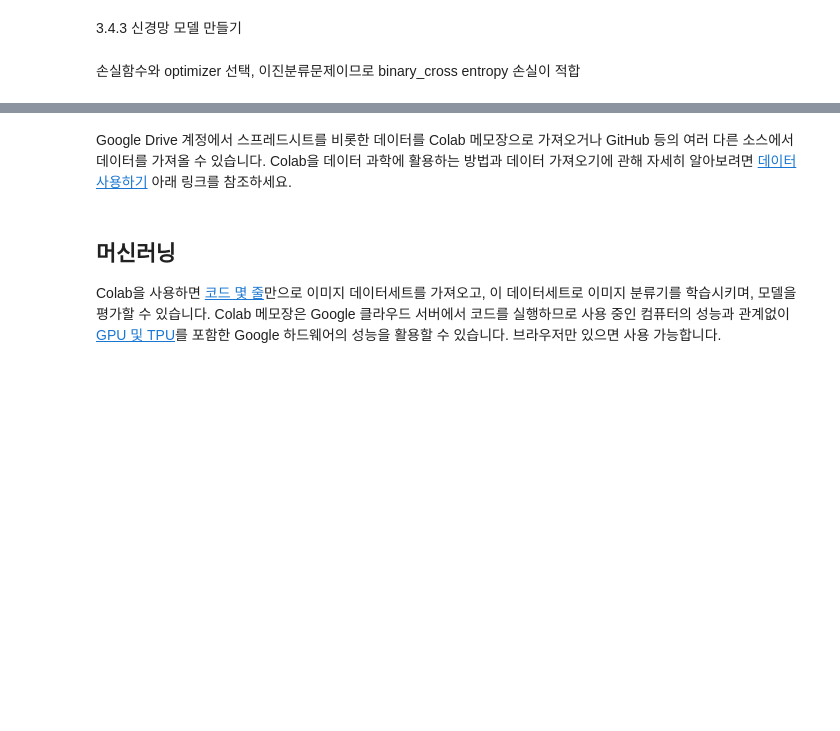
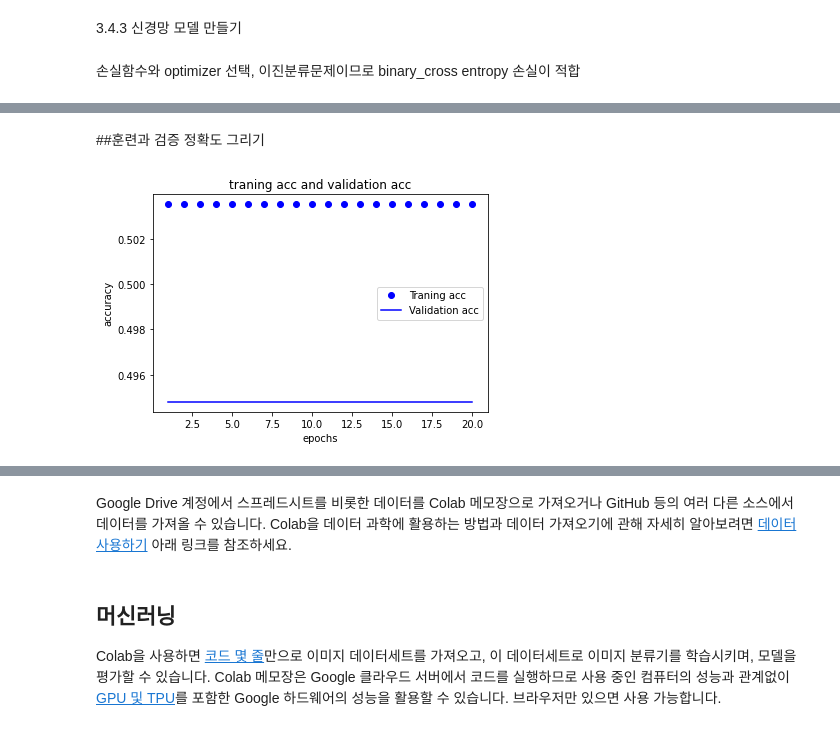
Before and after one commit to unoguk/Latentclass, a Jupyter notebook: Colaboratory에_오신_것을_환영합니다.ipynb, the cells around one changed output, grey strips where cells are left out. Saved outputs shown, nothing was run; the diff lists cells and outputs as text; code cells hidden in the pictures; blank space fills up the shorter version.

```diff
--- a/Colaboratory에_오신_것을_환영합니다.ipynb
+++ b/Colaboratory에_오신_것을_환영합니다.ipynb
@@ -87,0 +187,16 @@ plt.show()
+# %% [markdown]
+##훈련과 검증 정확도 그리기
+# %%
+plt.clf() # 그래프 초기화
+acc = history_dict['acc']
+val_acc = history_dict['val_acc']
+
+plt.plot(epochs, acc, 'bo', label='Traning acc') #bo는 파란점, 점의 뜻은 training loss
+plt.plot(epochs, val_acc, 'b', label='Validation acc') #b는 파란색 실선, 선의 제목은 validation loss
+plt.title('traning acc and validation acc')
+plt.xlabel('epochs')
+plt.ylabel('accuracy')
+plt.legend()
+plt.show()
+# %% [output]
+[figure, added]
```
Also changed, not shown: parts of 16 cells of this notebook.
